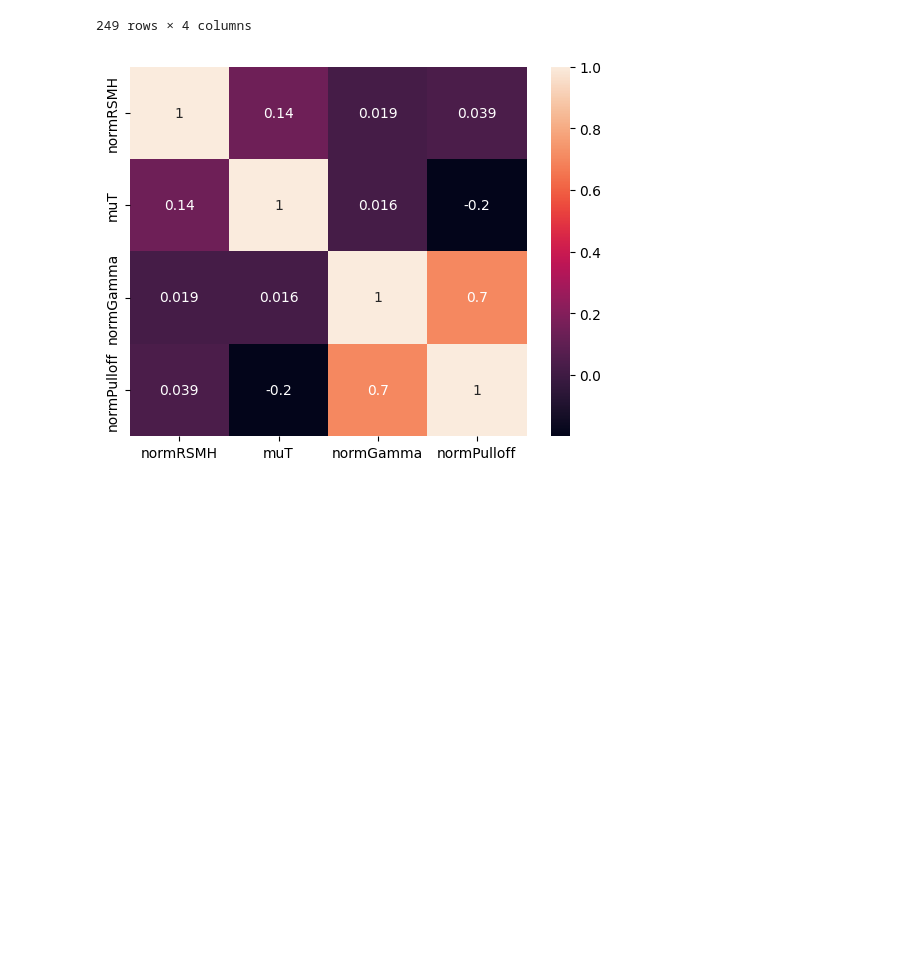
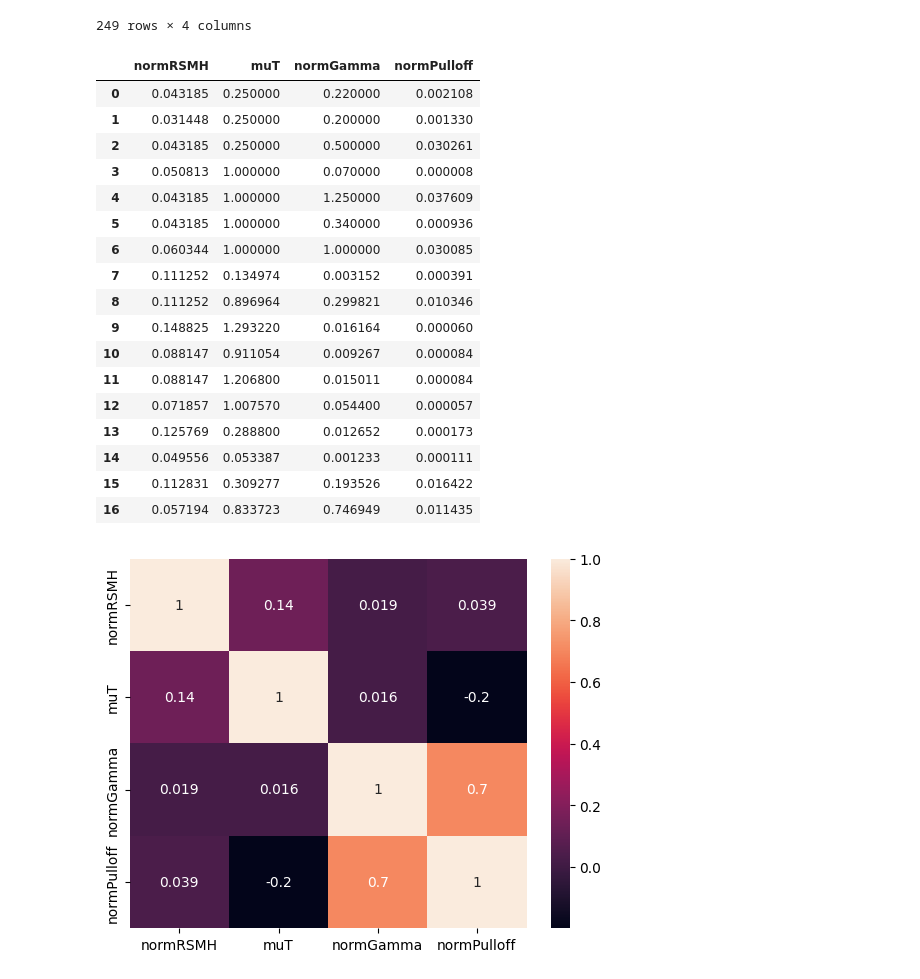
Before and after one commit to Marc-Honecker/CSMP-Project, a Jupyter notebook: src/model/RoughContact/DNN_normalized.ipynb, the cells around one changed output. Drawn from its saved outputs; the diff is of its cells as text; code cells hidden in the pictures; blank space fills up the shorter version.

```diff
--- a/src/model/RoughContact/DNN_normalized.ipynb
+++ b/src/model/RoughContact/DNN_normalized.ipynb
@@ -50,3 +50,28 @@ dataset
 | 247 | 0.054499 | 0.019218 | 0.011996 | 0.010177 |
 | 248 | 0.054499 | 0.019218 | 0.011996 | 0.010177 |
 249 rows × 4 columns
+# %%
+test_data_file = '../../../data/normData4test.csv'
+
+true_test_dataset = pd.read_csv(test_data_file, sep='\t')
+
+true_test_dataset
+# %% [output]
+|  | normRSMH | muT | normGamma | normPulloff |
+| 0 | 0.043185 | 0.250000 | 0.220000 | 0.002108 |
+| 1 | 0.031448 | 0.250000 | 0.200000 | 0.001330 |
+| 2 | 0.043185 | 0.250000 | 0.500000 | 0.030261 |
+| 3 | 0.050813 | 1.000000 | 0.070000 | 0.000008 |
+| 4 | 0.043185 | 1.000000 | 1.250000 | 0.037609 |
+| 5 | 0.043185 | 1.000000 | 0.340000 | 0.000936 |
+| 6 | 0.060344 | 1.000000 | 1.000000 | 0.030085 |
+| 7 | 0.111252 | 0.134974 | 0.003152 | 0.000391 |
+| 8 | 0.111252 | 0.896964 | 0.299821 | 0.010346 |
+| 9 | 0.148825 | 1.293220 | 0.016164 | 0.000060 |
+| 10 | 0.088147 | 0.911054 | 0.009267 | 0.000084 |
+| 11 | 0.088147 | 1.206800 | 0.015011 | 0.000084 |
+| 12 | 0.071857 | 1.007570 | 0.054400 | 0.000057 |
+| 13 | 0.125769 | 0.288800 | 0.012652 | 0.000173 |
+| 14 | 0.049556 | 0.053387 | 0.001233 | 0.000111 |
+| 15 | 0.112831 | 0.309277 | 0.193526 | 0.016422 |
+| 16 | 0.057194 | 0.833723 | 0.746949 | 0.011435 |
```
Also changed, not shown: parts of 27 cells of this notebook, 18 other files.
